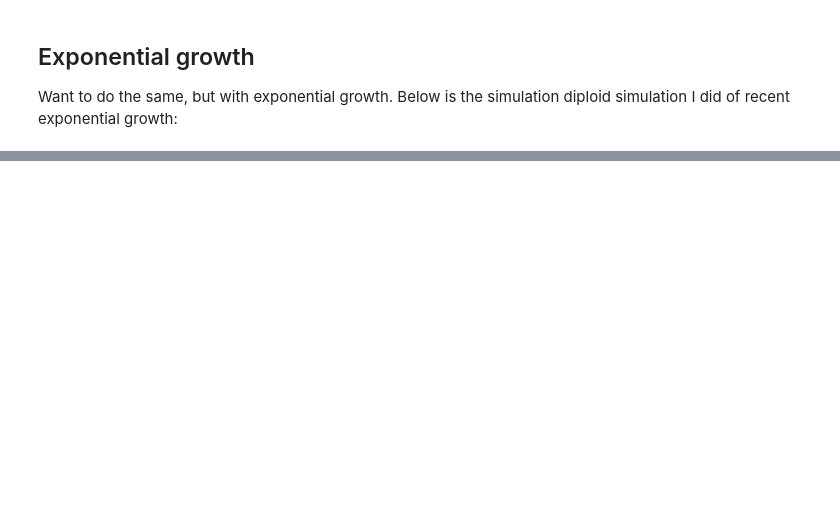
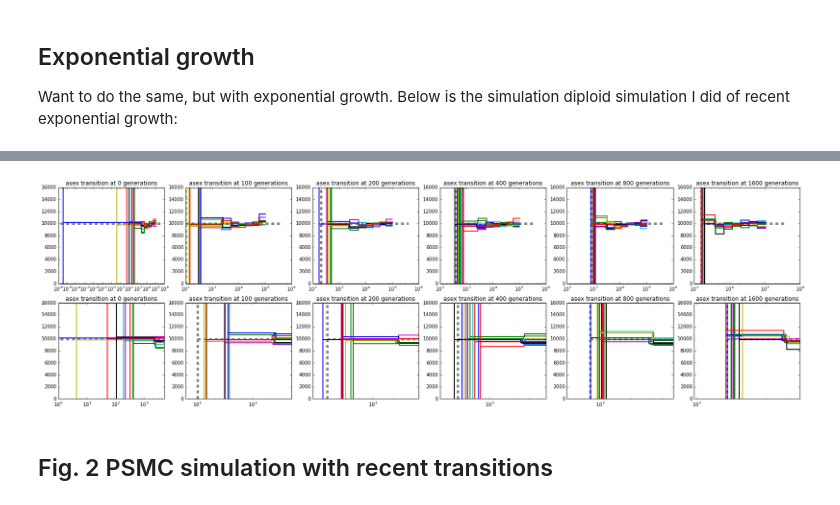
Before and after one commit to ammodramus/tsmc, a Jupyter notebook: snail_sims.ipynb, the cells around one changed output, grey strips where cells are left out. Saved outputs shown, nothing was run; the diff lists cells and outputs as text; code cells hidden in the pictures; blank space fills up the shorter version.

```diff
--- a/snail_sims.ipynb
+++ b/snail_sims.ipynb
@@ -1851,9 +1848,9 @@ for asex in asexGens:
         generationCmd = '{} | {} | {} > {}'.format(msCmd, addAsexCmd, ms2psmcfaCmd, filename)
         expGenerationCmds.append(generationCmd)
 # %%
-with open('triploid_exp_generation_cmds','w') as fout:
-    for cmd in expGenerationCmds:
-        fout.write(cmd + '\n')
+#with open('triploid_exp_generation_cmds','w') as fout:
+#    for cmd in expGenerationCmds:
+#        fout.write(cmd + '\n')
 # %%
 %%bash
 #scp triploid_exp_generation_cmds peter@ammodramus:~/bio/snail/
@@ -1889,0 +1910,14 @@ for asex in divtimes:
+# %%
+numGens = [0, 100, 200, 400, 800, 1600]  # number of *generations* of asex
+numReps = 10
+mu = 1.5e-8  # mutation rate
+r = 1.0e-8  # recombination rate
+N = 10000  # diploid population size in the sexual ancestor
+chromLen = int(1e7)  # 10 Mbp per chromosome
+numChromosomes = 10  # simulate 10 chromosomes per replicate
+
+trueTs = np.array([0,400000])
+trueNs = np.array([N, N])
+
+totalTheta = 4.0*N*mu*chromLen
+totalRho = 4.0*N*r*chromLen
@@ -1889,0 +1985,43 @@ for asex in divtimes:
+# %%
+# read in the results
+resultsDir = 'triploid_recent_const_N_data'
+fig, axes = plt.subplots(nrows=2,ncols=len(numGens), figsize = (28,8))
+for asex, axis in zip(numGens, axes[0]):
+    rescaledAsex = float(asex) / (2.0 * N)
+    plot_psmc(axis, trueTs, trueNs, divtime = asex, logT = True, logN = False, lw = 5, ls = 'dashed', color = 'gray')
+    axis.set_ylim((0,16000))
+    axis.set_title('asex transition at {} generations'.format(asex))
+    for rep in range(1, numReps+1):
+        filename = '{rdir}/triploid_recent_const_N_asex{asex}_rep{rep}.results'.format(
+            rdir = resultsDir,
+            asex = rescaledAsex,
+            rep = rep)
+        result = read_tsmc_results(filename)
+        result['truedivtime'] = rescaledAsex
+        ts = get_unscaled_ts(result, mu, 100)
+        Ns = get_Ns(result, mu, 100)
+        estimatedDivtime = get_unscaled_divtime(result, mu, 100)
+        plot_psmc(axis, ts, Ns, divtime = estimatedDivtime, logT = True, logN = False, lw=2)
+for asex, axis in zip(numGens, axes[1]):
+    rescaledAsex = float(asex) / (2.0 * N)
+    plot_psmc(axis, trueTs, trueNs, divtime = asex, logT = True, logN = False, lw = 5, ls = 'dashed', color = 'gray')
+    axis.set_ylim((0,16000))
+    axis.set_xlim((0.6*asex+1,5000))
+    if asex > 0.0:
+        axis.set_xticks(np.arange(0.9*asex, 5000, step = (5000-0.9*asex)/10))
+    axis.set_title('asex transition at {} generations'.format(asex))
+    for rep in range(1, numReps+1):
+        filename = '{rdir}/triploid_recent_const_N_asex{asex}_rep{rep}.results'.format(
+            rdir = resultsDir,
+            asex = rescaledAsex,
+            rep = rep)
+        result = read_tsmc_results(filename)
+        result['truedivtime'] = rescaledAsex
+        ts = get_unscaled_ts(result, mu, 100)
+        Ns = get_Ns(result, mu, 100)
+        estimatedDivtime = get_unscaled_divtime(result, mu, 100)
+        plot_psmc(axis, ts, Ns, divtime = estimatedDivtime, logT = True, logN = False, lw=2)
+# %% [output]
+[figure, added]
+# %% [markdown]
+## Fig. 2 PSMC simulation with recent transitions
```
Also changed, not shown: parts of 23 cells of this notebook.
